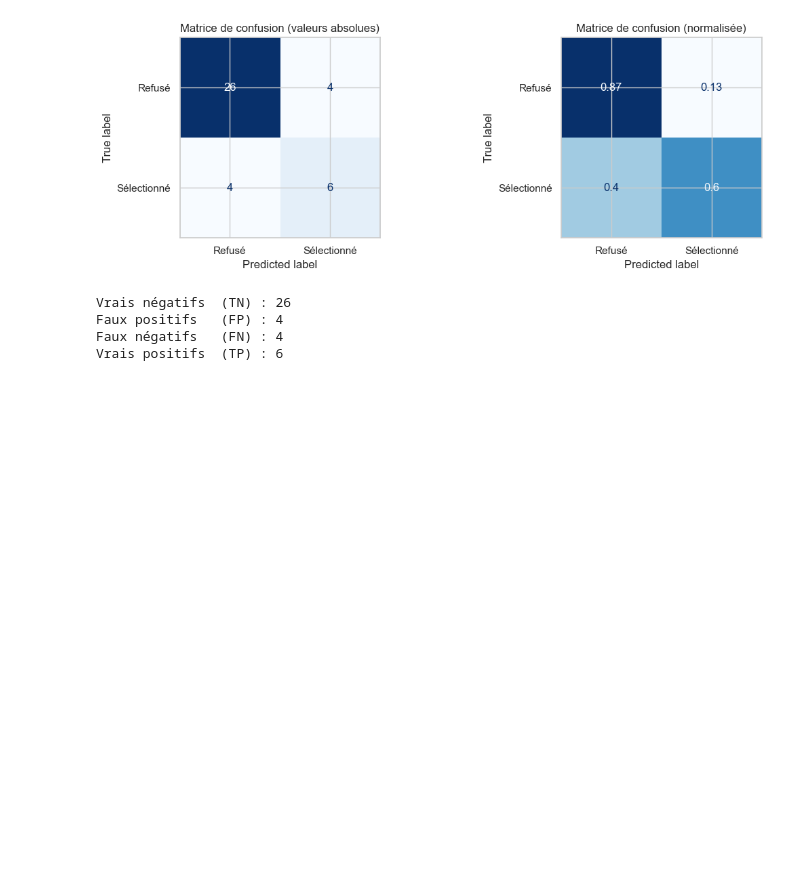
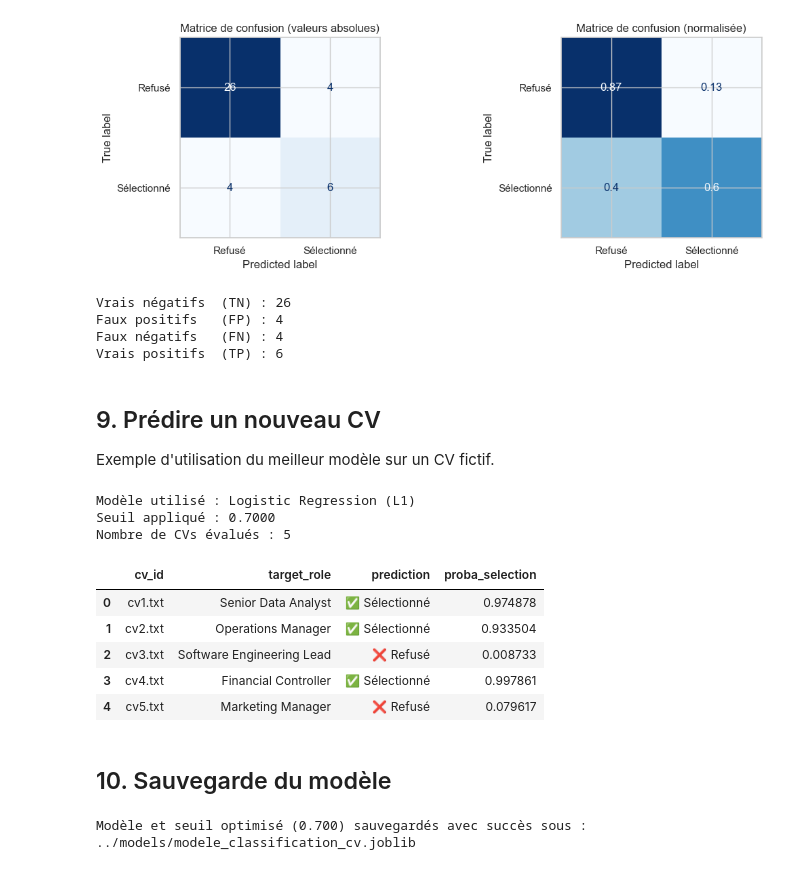
Before and after one commit to CVision-dlz/CVision, a Jupyter notebook: backend/notebooks/classification_cv_FINAL.ipynb, the cells around one changed output. Saved outputs shown, nothing was run; the diff lists cells and outputs as text; code cells hidden in the pictures; blank space fills up the shorter version.

Commit message:
Modèle fini

```diff
--- a/backend/notebooks/classification_cv_FINAL.ipynb
+++ b/backend/notebooks/classification_cv_FINAL.ipynb
@@ -484,3 +484,71 @@ Vrais négatifs  (TN) : 26
 Faux positifs   (FP) : 4
 Faux négatifs   (FN) : 4
 Vrais positifs  (TP) : 6
+# %% [markdown]
+## 9. Prédire un nouveau CV
+
+Exemple d'utilisation du meilleur modèle sur un CV fictif.
+# %%
+# Chargement des nouveaux CVs
+new_cv = pd.read_csv("../data/first_json/first_cv_dataset.csv")
+
+# Feature engineering obligatoire avant prédiction
+new_cv['avg_gap_duration'] = new_cv['total_gap_months'] / (new_cv['nb_gaps'] + 1)
+new_cv['gap_ratio'] = new_cv['total_gap_months'] / (new_cv['total_experience_years'] * 12 + new_cv['total_gap_months'] + 1)
+new_cv['skills_count'] = new_cv['skills'].fillna('').apply(lambda x: len([s.strip() for s in x.split(',') if s.strip()]))
+new_cv['certif_count'] = new_cv['certifications'].fillna('').apply(lambda x: len([c.strip() for c in x.split(',') if c.strip()]))
+new_cv['has_certif'] = (new_cv['certif_count'] > 0).astype(int)
+
+# Nettoyage du texte
+for col in ['skills', 'certifications']:
+    if col in new_cv.columns:
+        new_cv[col] = new_cv[col].fillna('').str.lower().str.replace(r'[^\w\s,]', '', regex=True)
+
+# 2. Calcul des probabilités avec le modèle actif du notebook (lr_pipeline)
+proba = lr_pipeline.predict_proba(new_cv)[:, 1]
+new_cv['proba_selection'] = proba
+
+# 3. Application du seuil optimal dynamique (best_threshold de l'étape 7)
+new_cv['prediction'] = np.where(proba >= best_threshold, '✅ Sélectionné', '❌ Refusé')
+
+print(f"Modèle utilisé : Logistic Regression (L1)")
+print(f"Seuil appliqué : {best_threshold:.4f}")
+print(f"Nombre de CVs évalués : {len(new_cv)}\n")
+
+# 4. Affichage des résultats
+colonnes_affichage = ['cv_id', 'target_role', 'prediction', 'proba_selection']
+colonnes_affichage = [c for c in colonnes_affichage if c in new_cv.columns]
+
+display(new_cv[colonnes_affichage].head())
+# %% [output]
+Modèle utilisé : Logistic Regression (L1)
+Seuil appliqué : 0.7000
+Nombre de CVs évalués : 5
+|  | cv_id | target_role | prediction | proba_selection |
+| 0 | cv1.txt | Senior Data Analyst | ✅ Sélectionné | 0.974878 |
+| 1 | cv2.txt | Operations Manager | ✅ Sélectionné | 0.933504 |
+| 2 | cv3.txt | Software Engineering Lead | ❌ Refusé | 0.008733 |
+| 3 | cv4.txt | Financial Controller | ✅ Sélectionné | 0.997861 |
+| 4 | cv5.txt | Marketing Manager | ❌ Refusé | 0.079617 |
+# %% [markdown]
+## 10. Sauvegarde du modèle
+# %%
+import joblib
+import os
+
+# Création du dossier s'il n'existe pas
+os.makedirs("../models", exist_ok=True)
+
+chemin_sauvegarde = "../models/modele_classification_cv.joblib"
+
+# On sauvegarde la pipeline ET le seuil optimisé dans un dictionnaire
+model_data = {
+    'pipeline': lr_pipeline,
+    'optimal_threshold': best_threshold
+}
+
+joblib.dump(model_data, chemin_sauvegarde)
+
+print(f"Modèle et seuil optimisé ({best_threshold:.3f}) sauvegardés avec succès sous : {chemin_sauvegarde}")
+# %% [output]
+Modèle et seuil optimisé (0.700) sauvegardés avec succès sous : ../models/modele_classification_cv.joblib
```
Also changed, not shown: 1 other file.
